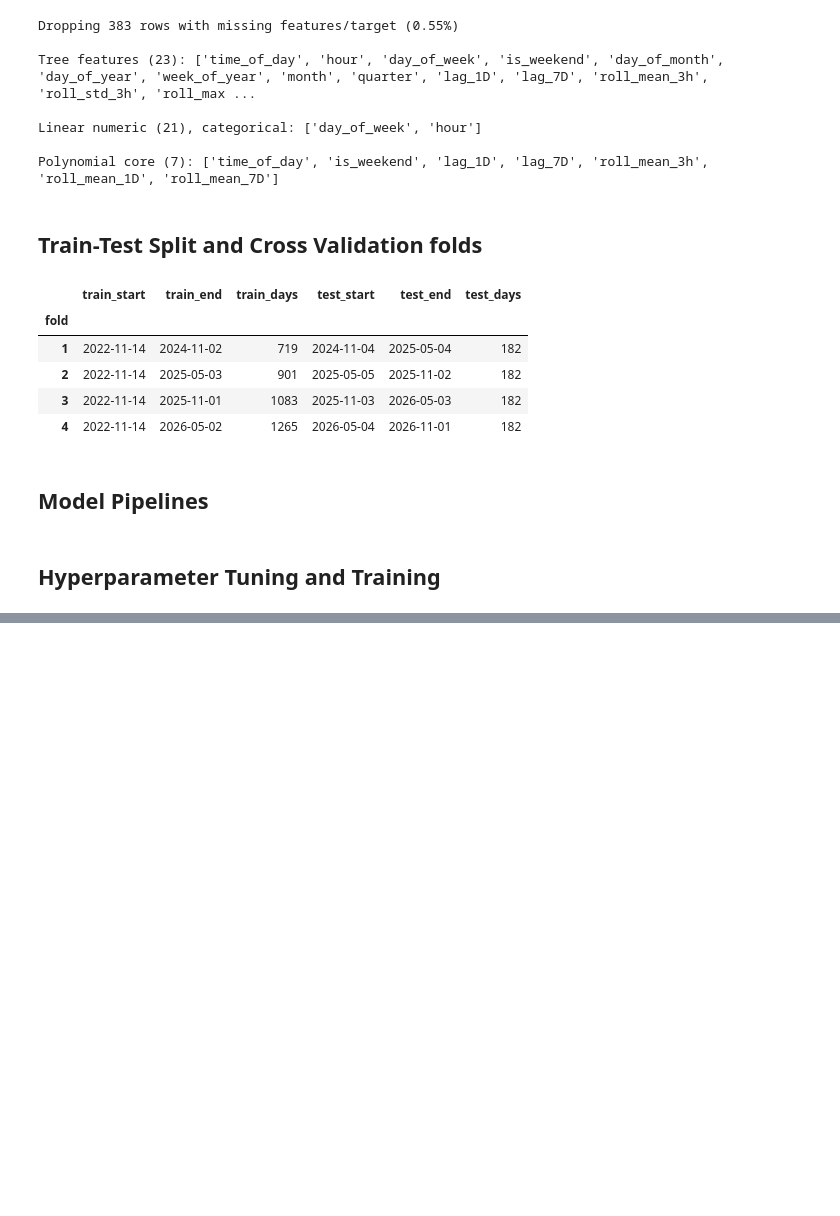
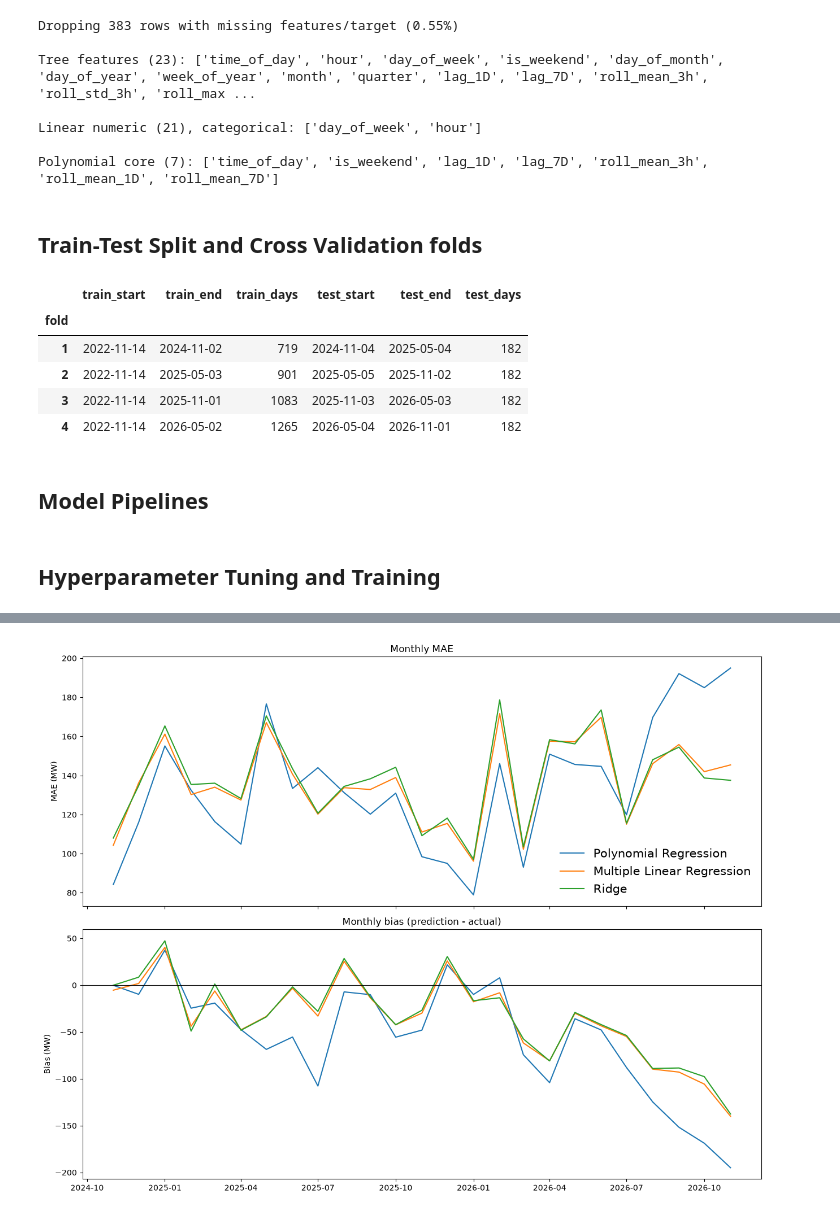
Before and after one commit to Sagnik2810Sarkar/EnergyOracle, a Jupyter notebook: src/modelling.ipynb, the cells around one changed output, grey strips where cells are left out. Cells and saved outputs as stored; diff of their text form; code cells hidden in the pictures; blank space fills up the shorter version.

```diff
--- a/src/modelling.ipynb
+++ b/src/modelling.ipynb
@@ -222,0 +357,16 @@ def make_search(name, target):
+# %%
+idx = oof_actual.index
+month = (idx.tz_localize(None) if idx.tz is not None else idx).to_period("M")
+
+fig, axs = plt.subplots(2, 1, figsize=(13, 10), sharex=True)
+for m in top_models[:3]:
+    err = oof[m] - oof_actual
+    ls = "--" if is_naive(m) else "-"
+    axs[0].plot(err.abs().groupby(month).mean().to_timestamp(), ls=ls, label=m)
+    axs[1].plot(err.groupby(month).mean().to_timestamp(), ls=ls, label=m)
+axs[0].set_ylabel("MAE (MW)"); axs[0].set_title("Monthly MAE")
+axs[1].axhline(0, color="k", lw=.8); axs[1].set_ylabel("Bias (MW)")
+axs[1].set_title("Monthly bias (prediction - actual)")
+axs[0].legend(fontsize=15, frameon=False); fig.tight_layout(); plt.show()
+# %% [output]
+[figure, added]
```
Also changed, not shown: parts of 16 cells of this notebook.
